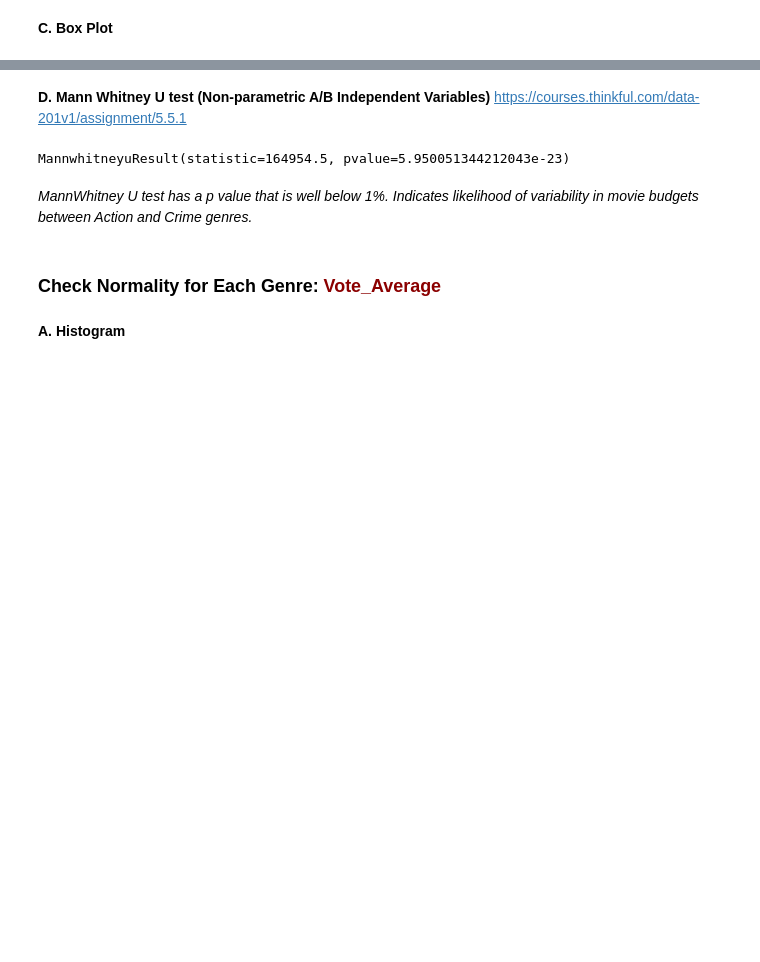
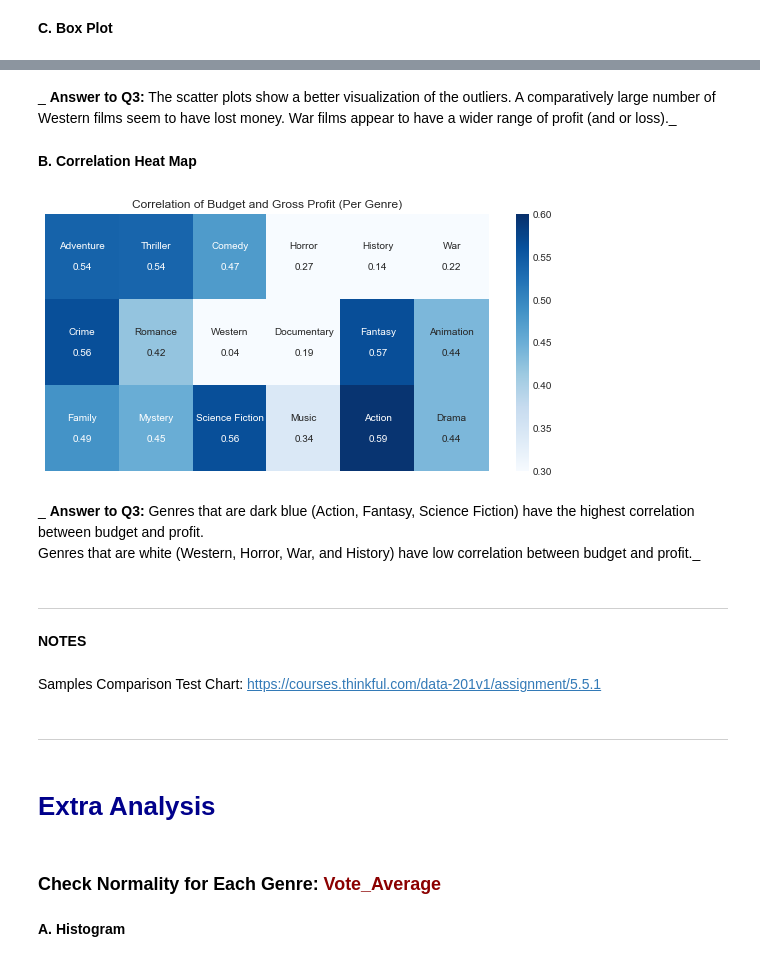
Before and after one commit to kimrharper/thinkful, a Jupyter notebook: PrepCourse/PrepCourse-4-2-Capstone.ipynb, the cells around one changed output, grey strips where cells are left out. Drawn from its saved outputs; the diff is of its cells as text; code cells hidden in the pictures; blank space fills up the shorter version.

```diff
--- a/PrepCourse/PrepCourse-4-2-Capstone.ipynb
+++ b/PrepCourse/PrepCourse-4-2-Capstone.ipynb
@@ -303,12 +450,40 @@ _Animation films appear to have the best gross profit between the inner and uppe
+# %% [markdown]
+_ __Answer to Q3:__ The scatter plots show a better visualization of the outliers. A comparatively large number of Western films seem to have lost money. War films appear to have a wider range of profit (and or loss)._
+# %% [markdown]
+__B. Correlation Heat Map__
+# %%
+corr = np.array((list(correlation.values())))
+labels = (np.asarray(["{}\n\n{:.2f}".format(string, value) \
+        for string, value in zip(list(correlation.keys()),corr)])).reshape(3, 6)
+
+fig, ax = plt.subplots(figsize=(8,4))
+sns.heatmap(corr.reshape(3,6),
+            annot=labels,
+            square=False,
+            ax=ax,
+            fmt="",
+            xticklabels=False,
+            yticklabels=False,
+            cmap="Blues",
+            vmin=.3,
+            vmax=.6)
+plt.tight_layout()
+plt.title('Correlation of Budget and Gross Profit (Per Genre)')
+plt.show()
+# %% [output]
+[figure, added]
+# %% [markdown]
+_ __Answer to Q3:__ Genres that are dark blue (Action, Fantasy, Science Fiction) have the highest correlation between budget and profit. <br>Genres that are white (Western, Horror, War, and History) have low correlation between budget and profit._
+# %% [markdown]
+------------------
+# %% [markdown]
+__NOTES__
 # %% [markdown]
-__D. Mann Whitney U test (Non-parametric A/B Independent Variables)__ https://courses.thinkful.com/data-201v1/assignment/5.5.1
+Samples Comparison Test Chart: https://courses.thinkful.com/data-201v1/assignment/5.5.1
-# %%
-#Ex U-test with scip for nonparametric
-mannwhitneyu(genres['Action']['budget'], genres['Crime']['budget'], use_continuity=True, alternative=None)
-# %% [output]
-MannwhitneyuResult(statistic=164954.5, pvalue=5.950051344212043e-23)
-# %% [markdown]
-_MannWhitney U test has a p value that is well below 1%. Indicates likelihood of variability in movie budgets between Action and Crime genres._
+# %% [markdown]
+------
+# %% [markdown]
+# <span style="color:darkblue">Extra Analysis</span>
 # %% [markdown]
 ### Check Normality for Each Genre: <span style="color:darkred">Vote\_Average</span>
 # %% [markdown]
```
Also changed, not shown: parts of 66 cells of this notebook.
